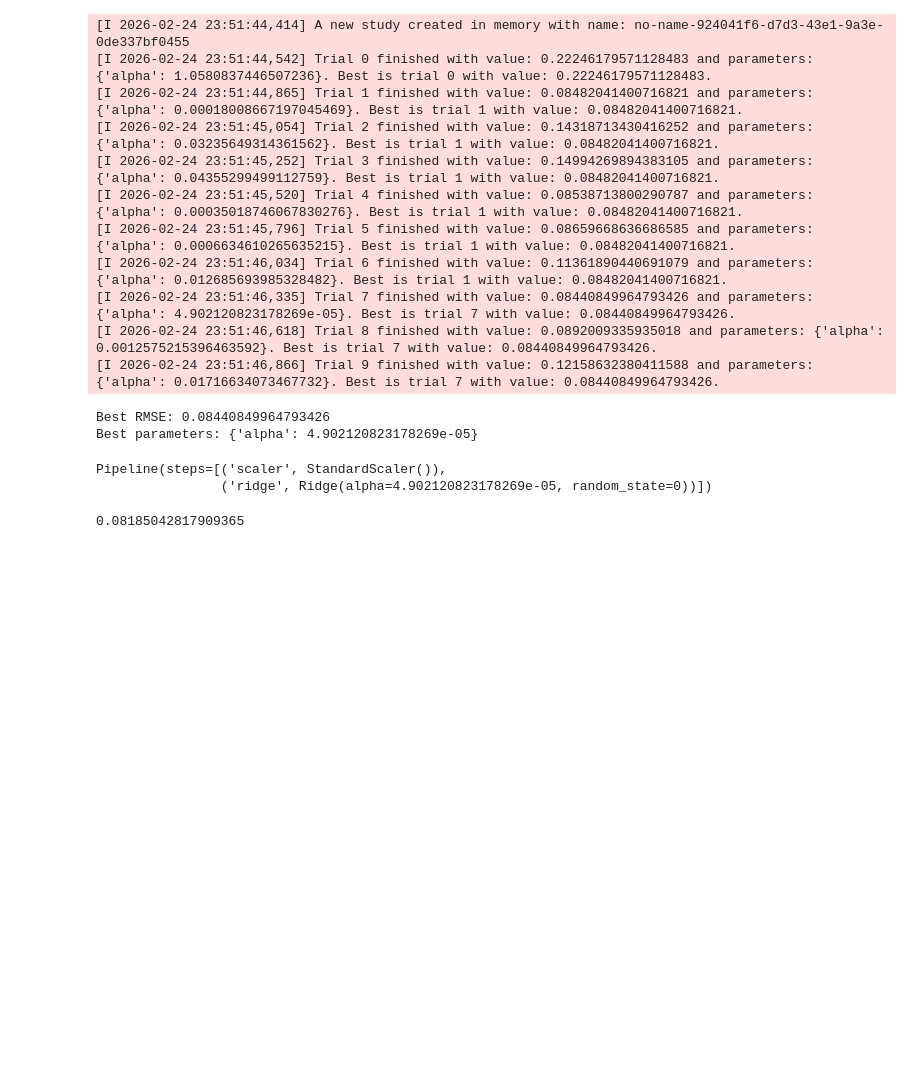
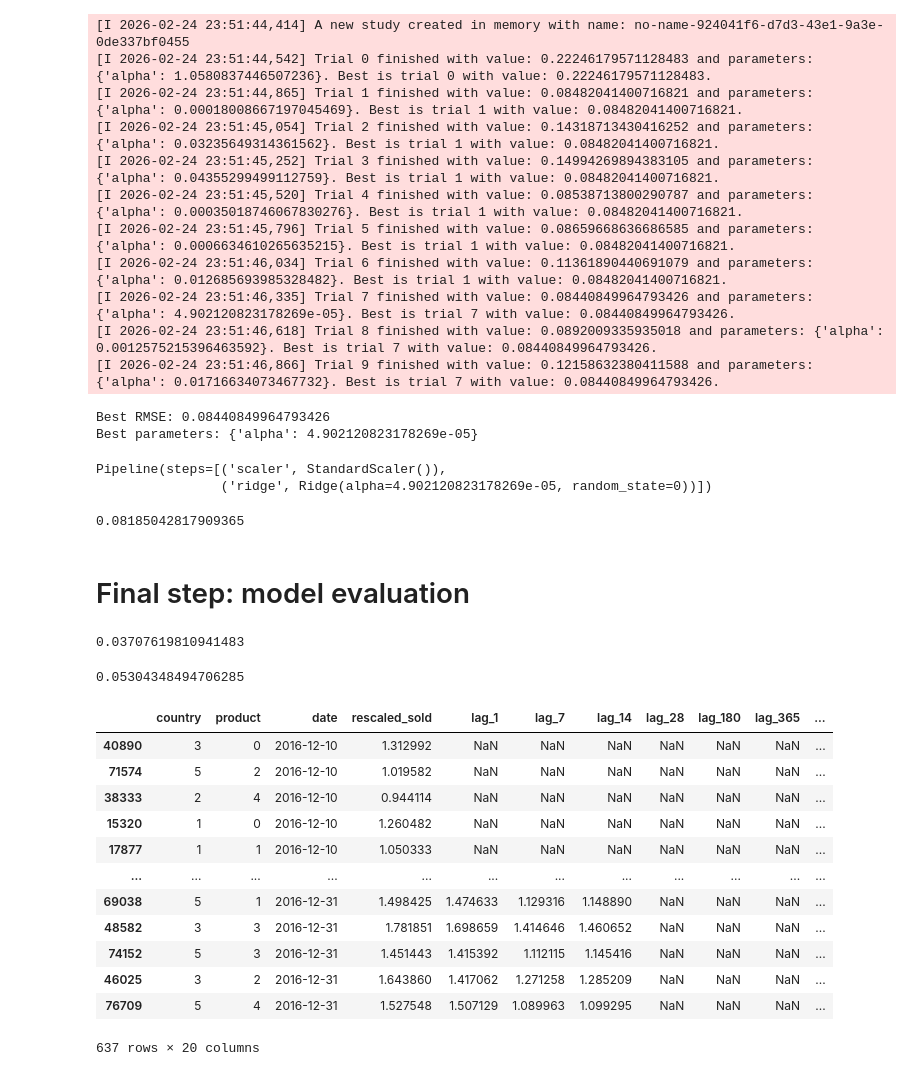
Before and after one commit to JulienChhor/Boosting, a Jupyter notebook: Clean Sticker price prediction.ipynb, the cells around one changed output. Drawn from its saved outputs; the diff is of its cells as text; code cells hidden in the pictures; blank space fills up the shorter version.

```diff
--- a/Clean Sticker price prediction.ipynb
+++ b/Clean Sticker price prediction.ipynb
@@ -486,3 +486,52 @@ Pipeline(steps=[('scaler', StandardScaler()),
 compute_rmse(df, perc, best_model_lasso)
 # %% [output]
 0.08185042817909365
+# %% [markdown]
+# Final step: model evaluation
+# %%
+from sklearn.metrics import root_mean_squared_error
+
+df_eval = create_features(train).dropna()
+
+X_eval = df_eval[features].values
+y_eval = df_eval["rescaled_sold"].values
+
+preds = best_model.predict(X_eval)
+
+rmse = root_mean_squared_error(y_eval, preds)
+
+print(rmse)
+# %% [output]
+0.03707619810941483
+# %%
+from sklearn.metrics import root_mean_squared_error
+
+train, test = train_test_split(df, perc)
+df_eval = test
+
+X_eval = df_eval[features].values
+y_eval = df_eval["rescaled_sold"].values
+
+preds = best_model.predict(X_eval)
+
+rmse = root_mean_squared_error(y_eval, preds)
+
+print(rmse)
+# %% [output]
+0.05304348494706285
+# %%
+create_features(test)
+# %% [output]
+|  | country | product | date | rescaled_sold | lag_1 | lag_7 | lag_14 | lag_28 | lag_180 | lag_365 | ... |
+| 40890 | 3 | 0 | 2016-12-10 | 1.312992 | NaN | NaN | NaN | NaN | NaN | NaN | ... |
+| 71574 | 5 | 2 | 2016-12-10 | 1.019582 | NaN | NaN | NaN | NaN | NaN | NaN | ... |
+| 38333 | 2 | 4 | 2016-12-10 | 0.944114 | NaN | NaN | NaN | NaN | NaN | NaN | ... |
+| 15320 | 1 | 0 | 2016-12-10 | 1.260482 | NaN | NaN | NaN | NaN | NaN | NaN | ... |
+| 17877 | 1 | 1 | 2016-12-10 | 1.050333 | NaN | NaN | NaN | NaN | NaN | NaN | ... |
+| ... | ... | ... | ... | ... | ... | ... | ... | ... | ... | ... | ... |
+| 69038 | 5 | 1 | 2016-12-31 | 1.498425 | 1.474633 | 1.129316 | 1.148890 | NaN | NaN | NaN | ... |
+| 48582 | 3 | 3 | 2016-12-31 | 1.781851 | 1.698659 | 1.414646 | 1.460652 | NaN | NaN | NaN | ... |
+| 74152 | 5 | 3 | 2016-12-31 | 1.451443 | 1.415392 | 1.112115 | 1.145416 | NaN | NaN | NaN | ... |
+| 46025 | 3 | 2 | 2016-12-31 | 1.643860 | 1.417062 | 1.271258 | 1.285209 | NaN | NaN | NaN | ... |
+| 76709 | 5 | 4 | 2016-12-31 | 1.527548 | 1.507129 | 1.089963 | 1.099295 | NaN | NaN | NaN | ... |
+637 rows × 20 columns
```
